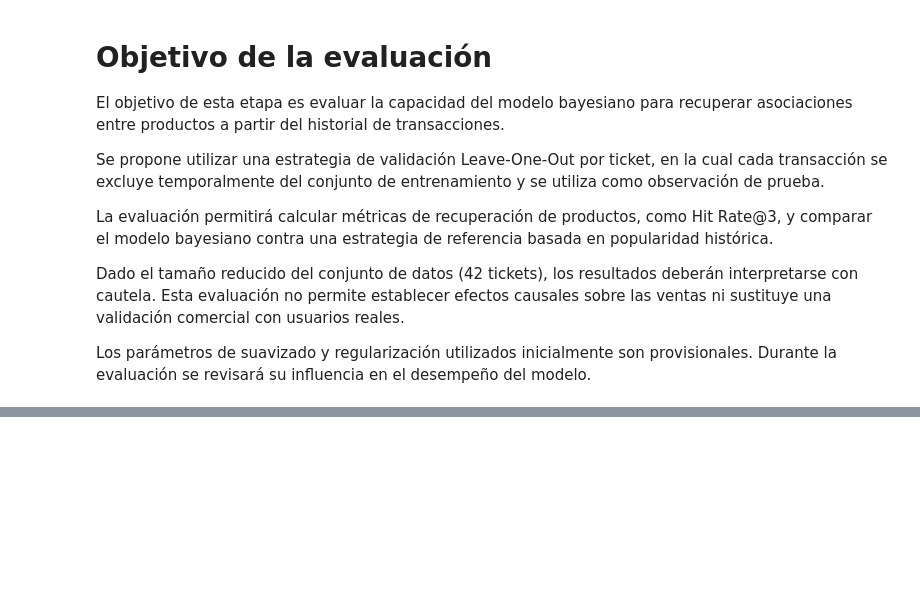
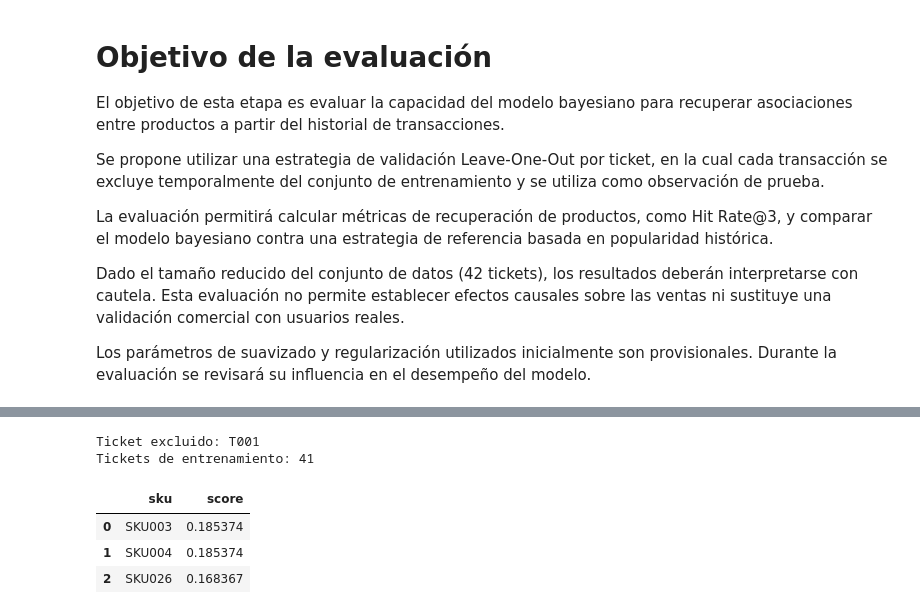
Before and after one commit to LucindaSerna/ferreteria-fullstack, a Jupyter notebook: notebooks/01_exploracion_datos.ipynb, the cells around one changed output, grey strips where cells are left out. Saved outputs shown, nothing was run; the diff lists cells and outputs as text; code cells hidden in the pictures; blank space fills up the shorter version.

```diff
--- a/notebooks/01_exploracion_datos.ipynb
+++ b/notebooks/01_exploracion_datos.ipynb
@@ -2869,0 +3158,24 @@ NameError: name 'tickets' is not defined
+# %%
+ticket_prueba = "T001"
+
+entrenamiento = tickets[
+    tickets["ticket_id"] != ticket_prueba
+].copy()
+
+recomendaciones = recomendar_bayesiano(
+    sku_origen="SKU001",
+    tickets_entrenamiento=entrenamiento,
+    catalogo=products
+)
+
+print("Ticket excluido:", ticket_prueba)
+print("Tickets de entrenamiento:", len(entrenamiento))
+
+display(pd.DataFrame(recomendaciones))
+# %% [output]
+Ticket excluido: T001
+Tickets de entrenamiento: 41
+|  | sku | score |
+| 0 | SKU003 | 0.185374 |
+| 1 | SKU004 | 0.185374 |
+| 2 | SKU026 | 0.168367 |
```
Also changed, not shown: parts of 62 cells of this notebook.
